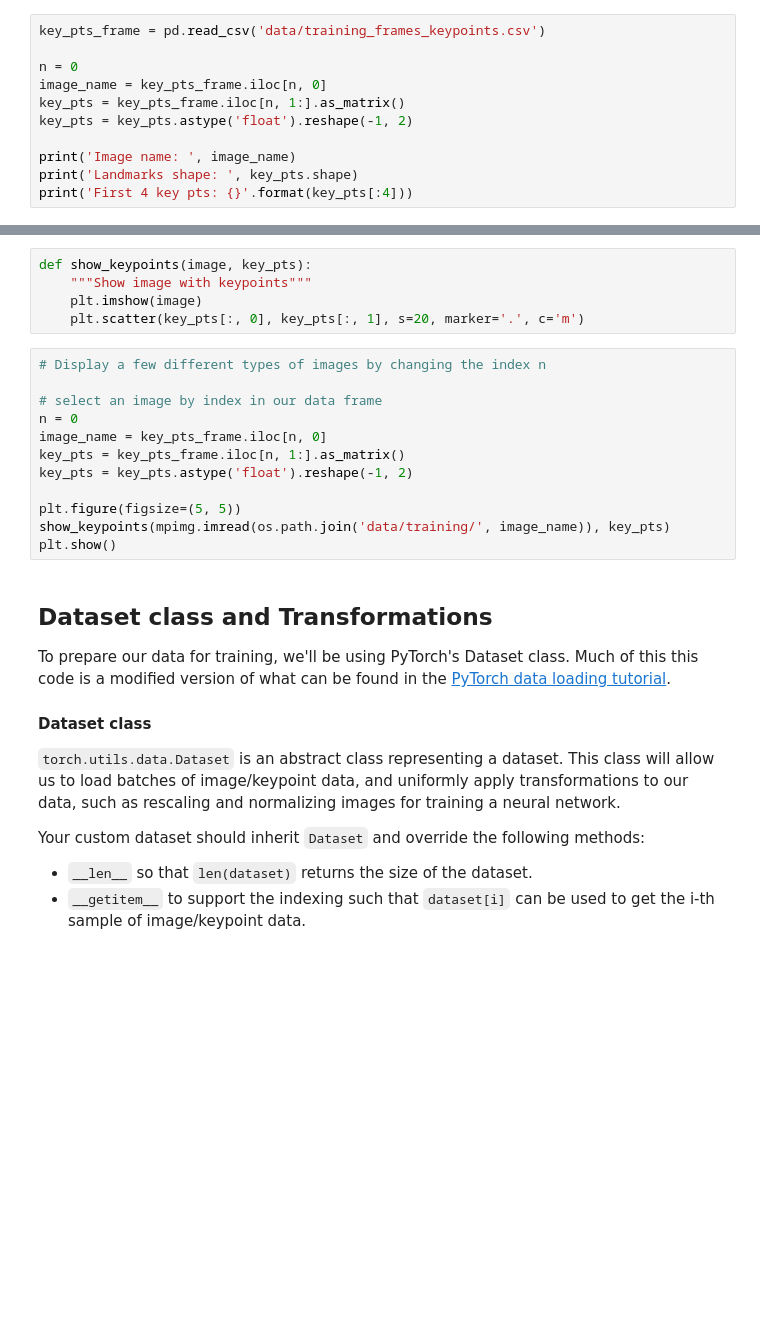
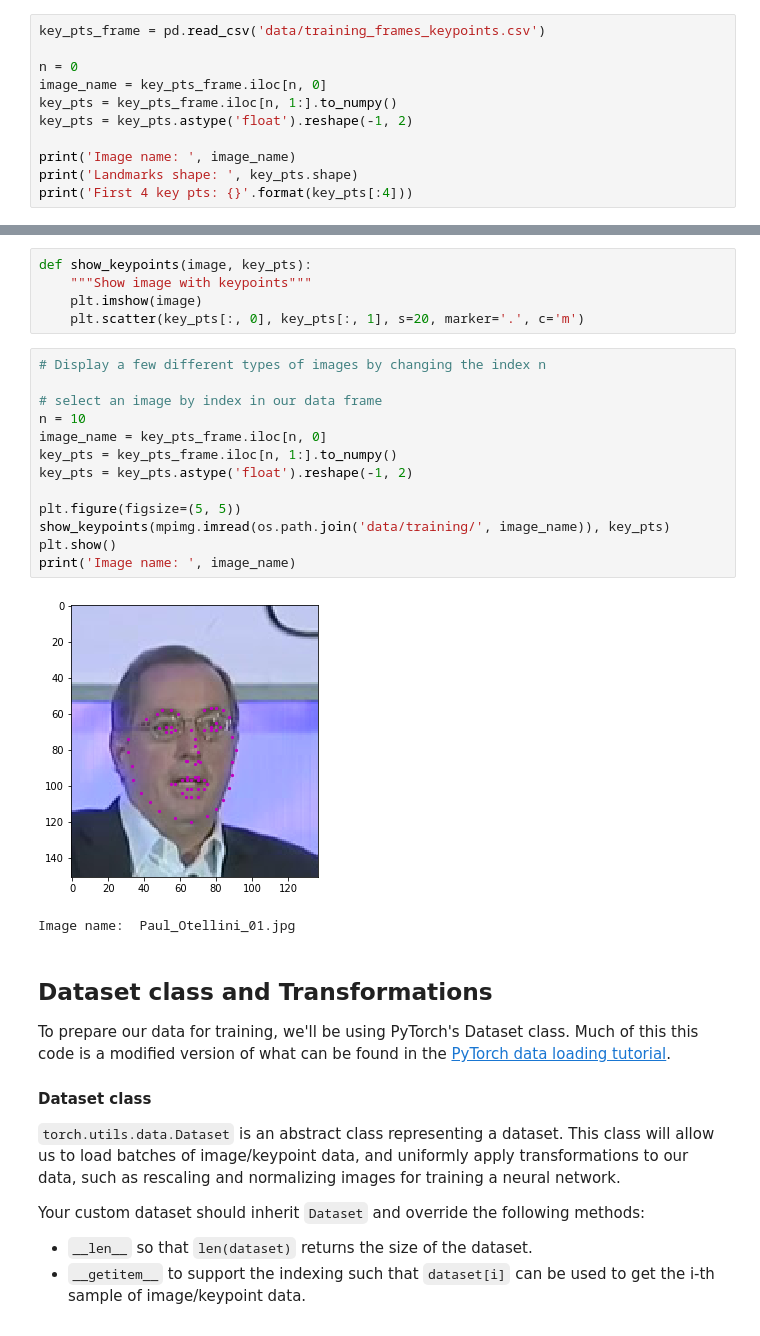
Before and after one commit to leonelcarrossoni/Computer-Vision, a Jupyter notebook: P1_Facial_Keypoints-master/1. Load and Visualize Data.ipynb, the cells around one changed output, grey strips where cells are left out. Cells and saved outputs as stored; diff of their text form; blank space fills up the shorter version.

Commit message:
Finalização de carregamento e visualização

```diff
--- a/P1_Facial_Keypoints-master/1. Load and Visualize Data.ipynb
+++ b/P1_Facial_Keypoints-master/1. Load and Visualize Data.ipynb
@@ -42,7 +42,7 @@ key_pts_frame = pd.read_csv('data/training_frames_keypoints.csv')
 
 n = 0
 image_name = key_pts_frame.iloc[n, 0]
-key_pts = key_pts_frame.iloc[n, 1:].as_matrix()
+key_pts = key_pts_frame.iloc[n, 1:].to_numpy()
 key_pts = key_pts.astype('float').reshape(-1, 2)
 
 print('Image name: ', image_name)
@@ -63,15 +72,19 @@ def show_keypoints(image, key_pts):
 # %%
 # Display a few different types of images by changing the index n
 
 # select an image by index in our data frame
-n = 0
+n = 10
 image_name = key_pts_frame.iloc[n, 0]
-key_pts = key_pts_frame.iloc[n, 1:].as_matrix()
+key_pts = key_pts_frame.iloc[n, 1:].to_numpy()
 key_pts = key_pts.astype('float').reshape(-1, 2)
 
 plt.figure(figsize=(5, 5))
 show_keypoints(mpimg.imread(os.path.join('data/training/', image_name)), key_pts)
 plt.show()
+print('Image name: ', image_name)
+# %% [output]
+[figure, added]
+Image name:  Paul_Otellini_01.jpg
 # %% [markdown]
 ## Dataset class and Transformations
 
```
Also changed, not shown: parts of 6 cells of this notebook.
